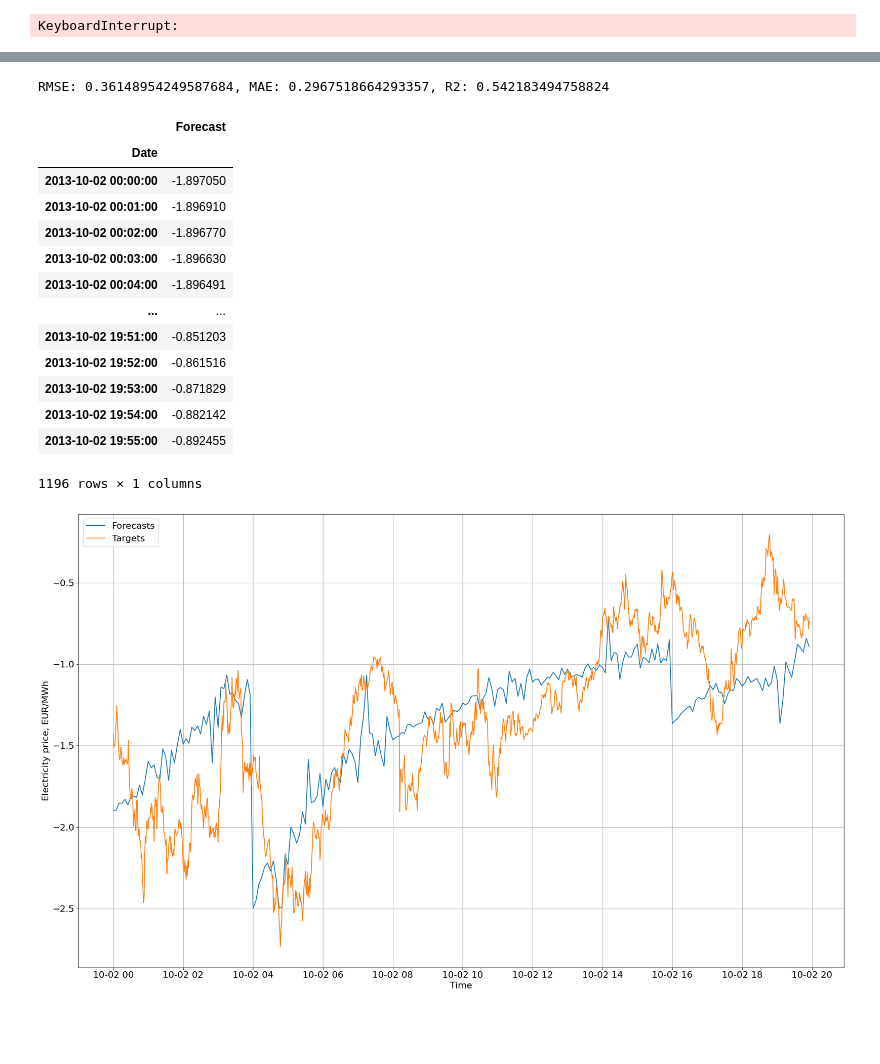
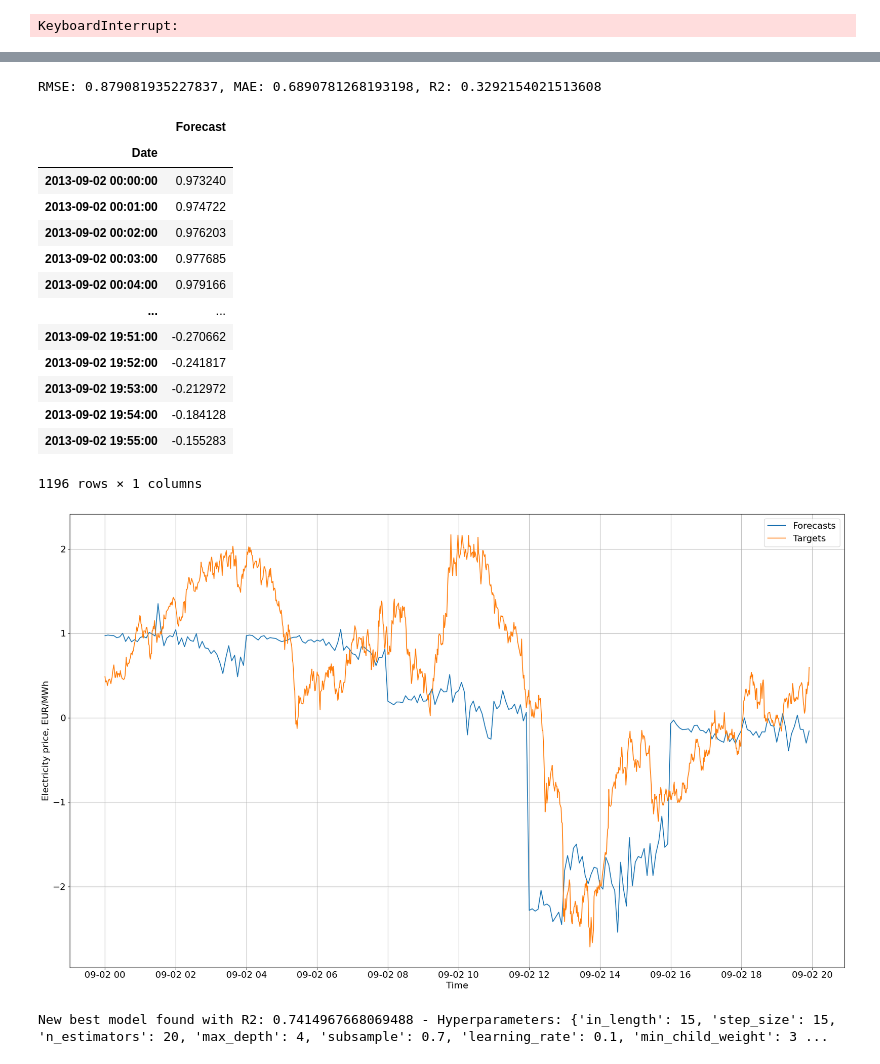
Before and after one commit to hackaton-time-series/ml, a Jupyter notebook: xgb_2.ipynb, the cells around one changed output, grey strips where cells are left out. Drawn from its saved outputs; the diff is of its cells as text; code cells hidden in the pictures; blank space fills up the shorter version.

```diff
--- a/xgb_2.ipynb
+++ b/xgb_2.ipynb
@@ -356,16 +356,16 @@ def generate_xgboost_model(
     hyperparameters = {
         "in_length": [15],
         "step_size": [15],
-        "n_estimators": [10, 20, 50],
-        "max_depth": [4, 6, 8],
-        "subsample": [0.5, 0.7, 1.0],
-        "learning_rate": [0.01, 0.1, 0.2],
-        "min_child_weight": [1, 2, 3],
+        "n_estimators": [20],
+        "max_depth": [4],
+        "subsample": [0.7],
+        "learning_rate": [0.1],
+        "min_child_weight": [3],
         "selected_features": [target_variables],
     }
 
     target_sequence_length = 60 * 4 // 5
-    first_day_test = "2013-07-01"
+    first_day_test = "2013-11-01"
 
     training_data = df_downsampled[df_downsampled.index < first_day_test]
 
@@ -491,19 +511,19 @@ KeyboardInterrupt:
 # %%
-apply_model(best_model, df[(df.index >= "2013-10-02") & (df.index <= "2013-10-03")], "Series1")
+apply_model(best_model, df[(df.index >= "2013-09-02") & (df.index <= "2013-09-03")], "Series1")
 # %% [output]
-RMSE: 0.36148954249587684, MAE: 0.2967518664293357, R2: 0.542183494758824
+RMSE: 0.879081935227837, MAE: 0.6890781268193198, R2: 0.3292154021513608
 |  | Forecast |
 | Date |  |
-| 2013-10-02 00:00:00 | -1.897050 |
-| 2013-10-02 00:01:00 | -1.896910 |
-| 2013-10-02 00:02:00 | -1.896770 |
-| 2013-10-02 00:03:00 | -1.896630 |
-| 2013-10-02 00:04:00 | -1.896491 |
+| 2013-09-02 00:00:00 | 0.973240 |
+| 2013-09-02 00:01:00 | 0.974722 |
+| 2013-09-02 00:02:00 | 0.976203 |
+| 2013-09-02 00:03:00 | 0.977685 |
+| 2013-09-02 00:04:00 | 0.979166 |
 | ... | ... |
-| 2013-10-02 19:51:00 | -0.851203 |
-| 2013-10-02 19:52:00 | -0.861516 |
-| 2013-10-02 19:53:00 | -0.871829 |
-| 2013-10-02 19:54:00 | -0.882142 |
-| 2013-10-02 19:55:00 | -0.892455 |
+| 2013-09-02 19:51:00 | -0.270662 |
+| 2013-09-02 19:52:00 | -0.241817 |
+| 2013-09-02 19:53:00 | -0.212972 |
+| 2013-09-02 19:54:00 | -0.184128 |
+| 2013-09-02 19:55:00 | -0.155283 |
 1196 rows × 1 columns
-[figure, old version]
+[figure, new version]
@@ -509,0 +559,7 @@ RMSE: 0.36148954249587684, MAE: 0.2967518664293357, R2: 0.542183494758824
+# %%
+df = pd.read_csv('data_clean.csv', parse_dates=['Date'])
+df.set_index('Date', inplace=True)
+
+best_model2 = generate_xgboost_model(df, "Series2", visualize=True)
+# %% [output]
+New best model found with R2: 0.7414967668069488 - Hyperparameters: {'in_length': 15, 'step_size': 15, 'n_estimators': 20, 'max_depth': 4, 'subsample': 0.7, 'learning_rate': 0.1, 'min_child_weight': 3 ...
```
Also changed, not shown: parts of 3 cells of this notebook.
